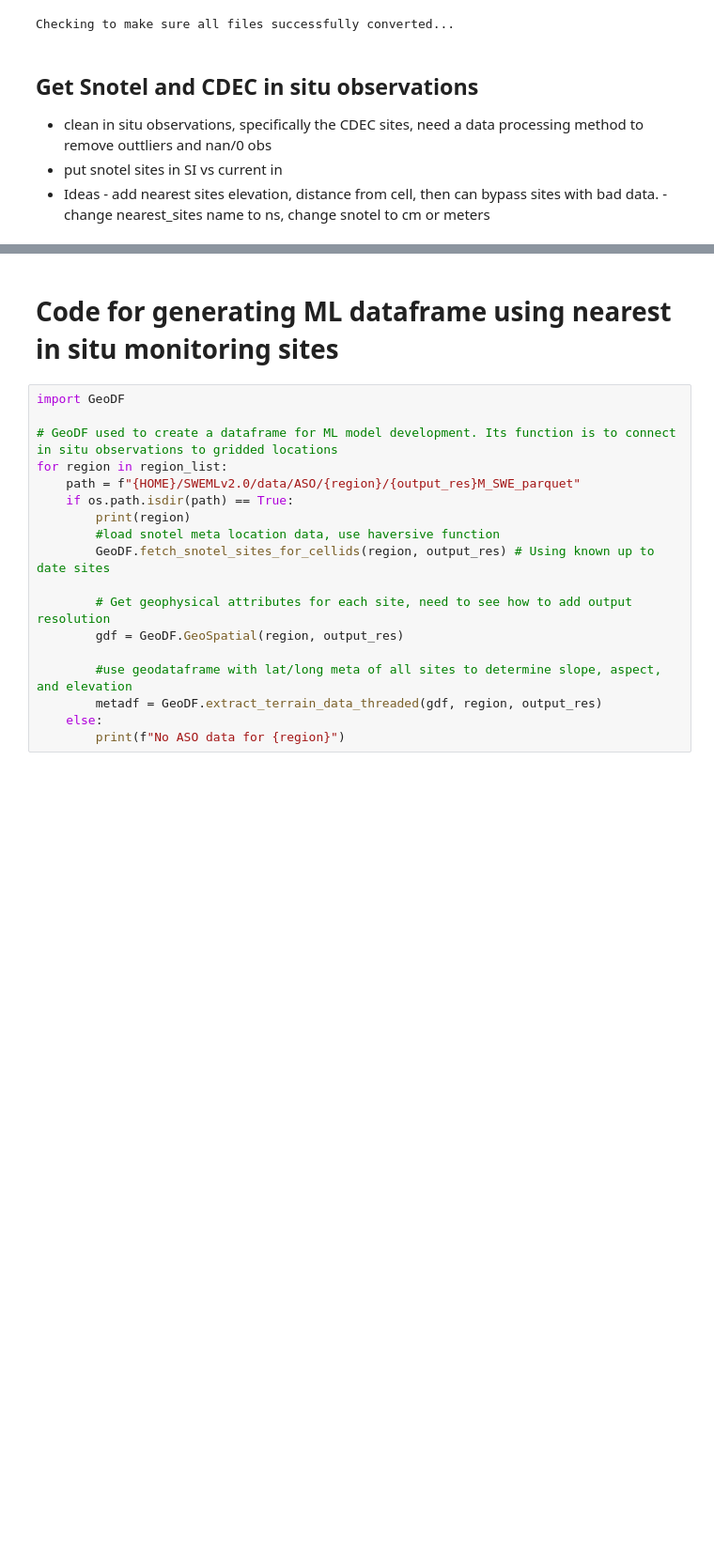
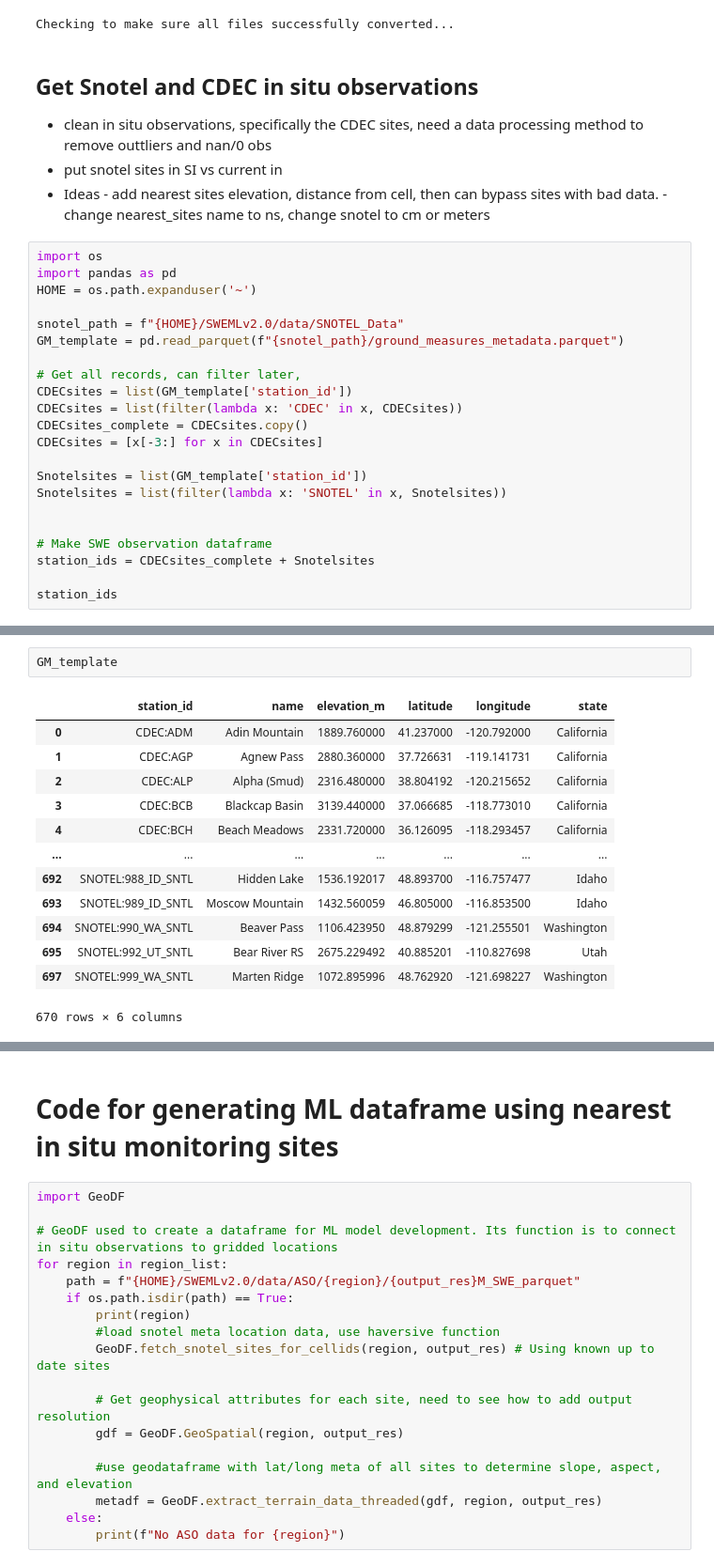
Before and after one commit to whitelightning450/SWEMLv2.0, a Jupyter notebook: Dataprocessing/DataProcessing_PipelineModularized.ipynb, the cells around one changed output, grey strips where cells are left out. Shown at 94% size. Drawn from its saved outputs; the diff is of its cells as text; blank space fills up the shorter version.

Commit message:
fixed items that did not get saved in push using ground_measures_metadata

```diff
--- a/Dataprocessing/DataProcessing_PipelineModularized.ipynb
+++ b/Dataprocessing/DataProcessing_PipelineModularized.ipynb
@@ -113,3 +113,25 @@ Checking to make sure all files successfully converted...
 - clean in situ observations, specifically the CDEC sites, need a data processing method to remove outtliers and nan/0 obs
 - put snotel sites in SI vs current in
 - Ideas - add nearest sites elevation, distance from cell, then can bypass sites with bad data. - change nearest_sites name to ns, change snotel to cm or meters
+# %%
+import os
+import pandas as pd
+HOME = os.path.expanduser('~')
+
+snotel_path = f"{HOME}/SWEMLv2.0/data/SNOTEL_Data"
+GM_template = pd.read_parquet(f"{snotel_path}/ground_measures_metadata.parquet")
+
+# Get all records, can filter later,
+CDECsites = list(GM_template['station_id'])
+CDECsites = list(filter(lambda x: 'CDEC' in x, CDECsites))
+CDECsites_complete = CDECsites.copy()
+CDECsites = [x[-3:] for x in CDECsites]
+
+Snotelsites = list(GM_template['station_id'])
+Snotelsites = list(filter(lambda x: 'SNOTEL' in x, Snotelsites))
+
+
+# Make SWE observation dataframe
+station_ids = CDECsites_complete + Snotelsites
+
+station_ids
@@ -116,2 +156,18 @@ Checking to make sure all files successfully converted...
+# %%
+GM_template
+# %% [output]
+|  | station_id | name | elevation_m | latitude | longitude | state |
+| 0 | CDEC:ADM | Adin Mountain | 1889.760000 | 41.237000 | -120.792000 | California |
+| 1 | CDEC:AGP | Agnew Pass | 2880.360000 | 37.726631 | -119.141731 | California |
+| 2 | CDEC:ALP | Alpha (Smud) | 2316.480000 | 38.804192 | -120.215652 | California |
+| 3 | CDEC:BCB | Blackcap Basin | 3139.440000 | 37.066685 | -118.773010 | California |
+| 4 | CDEC:BCH | Beach Meadows | 2331.720000 | 36.126095 | -118.293457 | California |
+| ... | ... | ... | ... | ... | ... | ... |
+| 692 | SNOTEL:988_ID_SNTL | Hidden Lake | 1536.192017 | 48.893700 | -116.757477 | Idaho |
+| 693 | SNOTEL:989_ID_SNTL | Moscow Mountain | 1432.560059 | 46.805000 | -116.853500 | Idaho |
+| 694 | SNOTEL:990_WA_SNTL | Beaver Pass | 1106.423950 | 48.879299 | -121.255501 | Washington |
+| 695 | SNOTEL:992_UT_SNTL | Bear River RS | 2675.229492 | 40.885201 | -110.827698 | Utah |
+| 697 | SNOTEL:999_WA_SNTL | Marten Ridge | 1072.895996 | 48.762920 | -121.698227 | Washington |
+670 rows × 6 columns
 # %%
 # Get in situ observations
```
Also changed, not shown: parts of 2 cells of this notebook, 1 other file.
